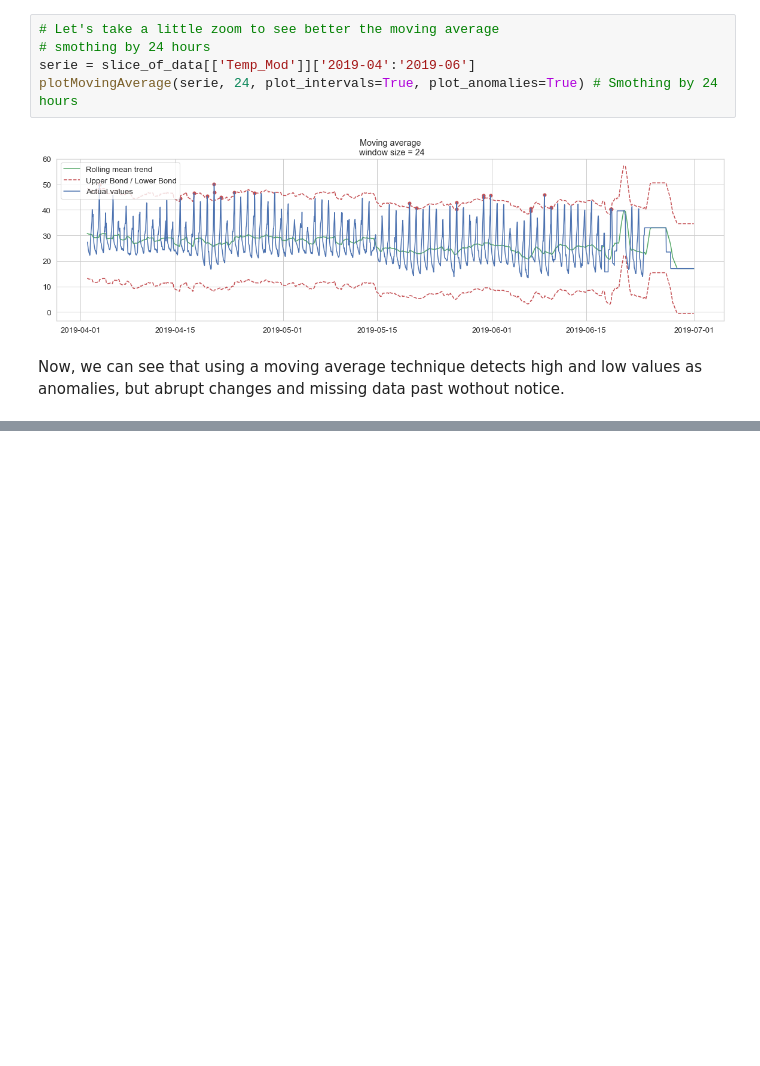
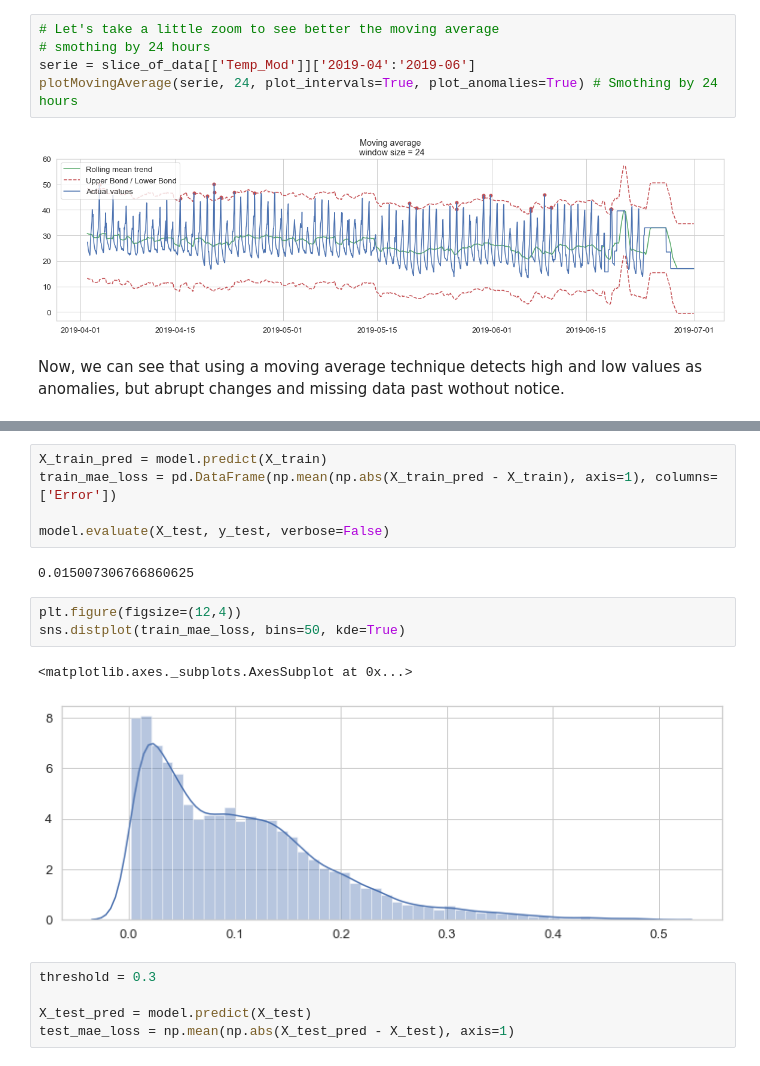
Before and after one commit to Charlie5DH/WSN, a Jupyter notebook: Notebooks/Anomalies.ipynb, the cells around one changed output, grey strips where cells are left out. Saved outputs shown, nothing was run; the diff lists cells and outputs as text; blank space fills up the shorter version.

```diff
--- a/Notebooks/Anomalies.ipynb
+++ b/Notebooks/Anomalies.ipynb
@@ -446,0 +574,18 @@ Now, we can see that using a moving average technique detects high and low value
+# %%
+X_train_pred = model.predict(X_train)
+train_mae_loss = pd.DataFrame(np.mean(np.abs(X_train_pred - X_train), axis=1), columns=['Error'])
+
+model.evaluate(X_test, y_test, verbose=False)
+# %% [output]
+0.015007306766860625
+# %%
+plt.figure(figsize=(12,4))
+sns.distplot(train_mae_loss, bins=50, kde=True)
+# %% [output]
+<matplotlib.axes._subplots.AxesSubplot at 0x...>
+[figure, added]
+# %%
+threshold = 0.3
+
+X_test_pred = model.predict(X_test)
+test_mae_loss = np.mean(np.abs(X_test_pred - X_test), axis=1)
```
Also changed, not shown: parts of 20 cells of this notebook.
